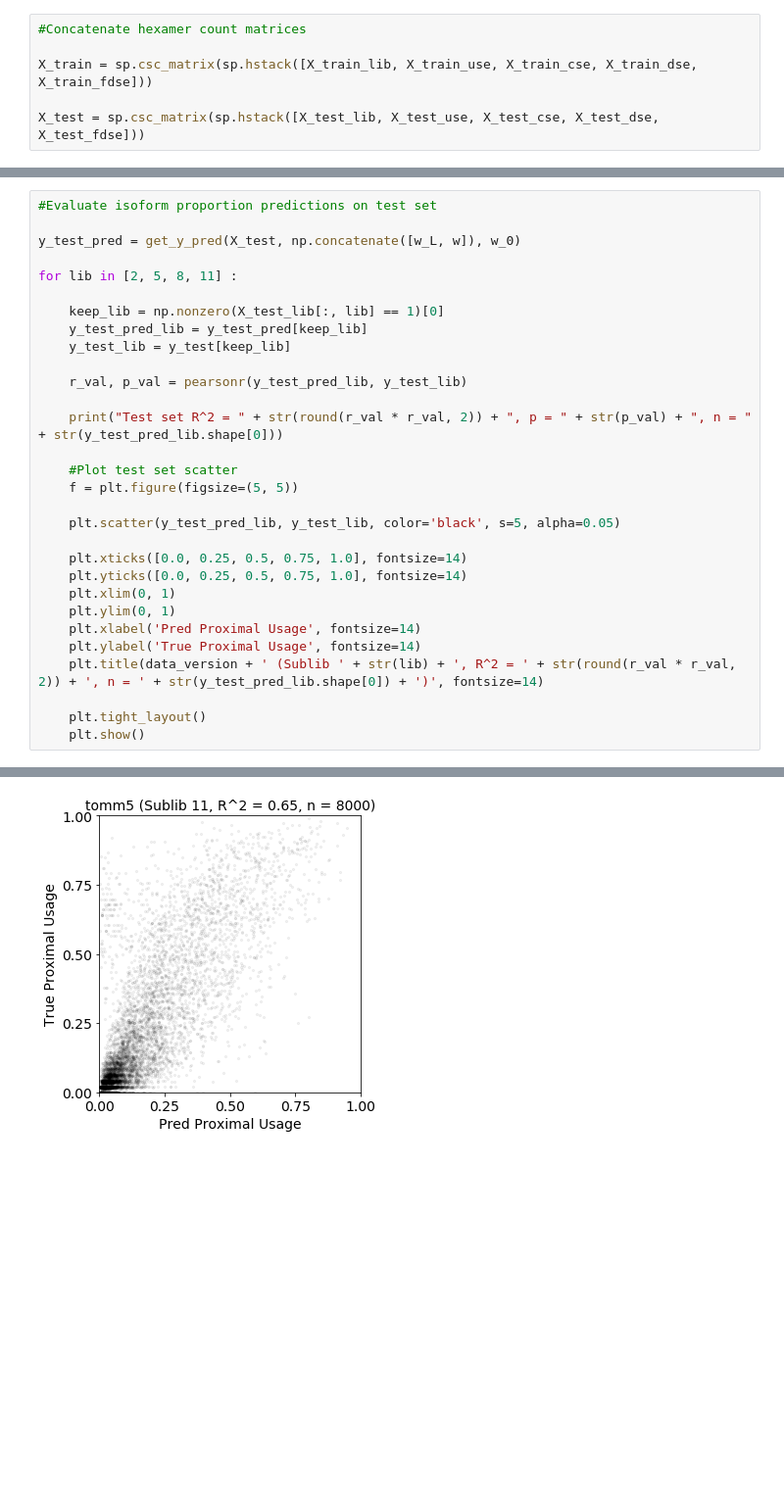
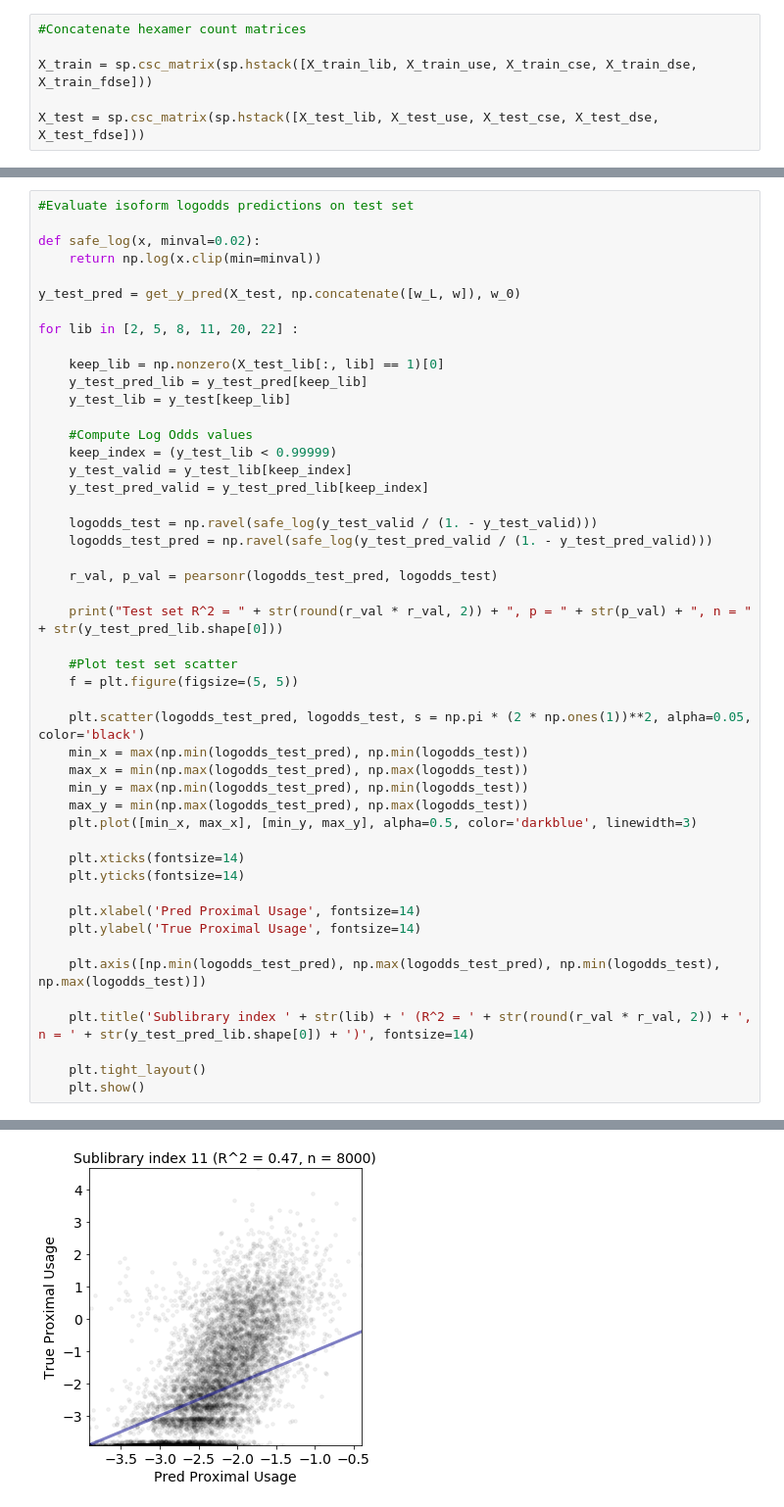
Before and after one commit to johli/aparent, a Jupyter notebook: analysis/analyze_random_mpra_combined_logistic_regression.ipynb, the cells around one changed output, grey strips where cells are left out. Shown at 98% size. Saved outputs shown, nothing was run; the diff lists cells and outputs as text; blank space fills up the shorter version.

```diff
--- a/analysis/analyze_random_mpra_combined_logistic_regression.ipynb
+++ b/analysis/analyze_random_mpra_combined_logistic_regression.ipynb
@@ -185,32 +182,50 @@ nmer_df.to_csv('apa_regression_' + model_version + '_' + data_version + '_weight
 #w_L = w_bundle[1:1 + 36]
 #w = w_bundle[1 + 36:]
 # %%
-#Evaluate isoform proportion predictions on test set
+#Evaluate isoform logodds predictions on test set
+
+def safe_log(x, minval=0.02):
+    return np.log(x.clip(min=minval))
 
 y_test_pred = get_y_pred(X_test, np.concatenate([w_L, w]), w_0)
 
-for lib in [2, 5, 8, 11] :
+for lib in [2, 5, 8, 11, 20, 22] :
 
     keep_lib = np.nonzero(X_test_lib[:, lib] == 1)[0]
     y_test_pred_lib = y_test_pred[keep_lib]
     y_test_lib = y_test[keep_lib]
 
-    r_val, p_val = pearsonr(y_test_pred_lib, y_test_lib)
+    #Compute Log Odds values
+    keep_index = (y_test_lib < 0.99999)
+    y_test_valid = y_test_lib[keep_index]
+    y_test_pred_valid = y_test_pred_lib[keep_index]
+
+    logodds_test = np.ravel(safe_log(y_test_valid / (1. - y_test_valid)))
+    logodds_test_pred = np.ravel(safe_log(y_test_pred_valid / (1. - y_test_pred_valid)))
+
+    r_val, p_val = pearsonr(logodds_test_pred, logodds_test)
 
     print("Test set R^2 = " + str(round(r_val * r_val, 2)) + ", p = " + str(p_val) + ", n = " + str(y_test_pred_lib.shape[0]))
 
     #Plot test set scatter
     f = plt.figure(figsize=(5, 5))
 
-    plt.scatter(y_test_pred_lib, y_test_lib, color='black', s=5, alpha=0.05)
+    plt.scatter(logodds_test_pred, logodds_test, s = np.pi * (2 * np.ones(1))**2, alpha=0.05, color='black')
+    min_x = max(np.min(logodds_test_pred), np.min(logodds_test))
+    max_x = min(np.max(logodds_test_pred), np.max(logodds_test))
+    min_y = max(np.min(logodds_test_pred), np.min(logodds_test))
+    max_y = min(np.max(logodds_test_pred), np.max(logodds_test))
+    plt.plot([min_x, max_x], [min_y, max_y], alpha=0.5, color='darkblue', linewidth=3)
 
-    plt.xticks([0.0, 0.25, 0.5, 0.75, 1.0], fontsize=14)
-    plt.yticks([0.0, 0.25, 0.5, 0.75, 1.0], fontsize=14)
-    plt.xlim(0, 1)
-    plt.ylim(0, 1)
+    plt.xticks(fontsize=14)
+    plt.yticks(fontsize=14)
+
     plt.xlabel('Pred Proximal Usage', fontsize=14)
     plt.ylabel('True Proximal Usage', fontsize=14)
-    plt.title(data_version + ' (Sublib ' + str(lib) + ', R^2 = ' + str(round(r_val * r_val, 2)) + ', n = ' + str(y_test_pred_lib.shape[0]) + ')', fontsize=14)
+
+    plt.axis([np.min(logodds_test_pred), np.max(logodds_test_pred), np.min(logodds_test), np.max(logodds_test)])
+
+    plt.title('Sublibrary index ' + str(lib) + ' (R^2 = ' + str(round(r_val * r_val, 2)) + ', n = ' + str(y_test_pred_lib.shape[0]) + ')', fontsize=14)
 
     plt.tight_layout()
     plt.show()
@@ -225 +240 @@ Test set R^2 = 0.65, p = 0.0, n = 8000
-[figure, old version]
+[figure, new version]
```
Also changed, not shown: parts of 6 cells of this notebook, 1 other file.
